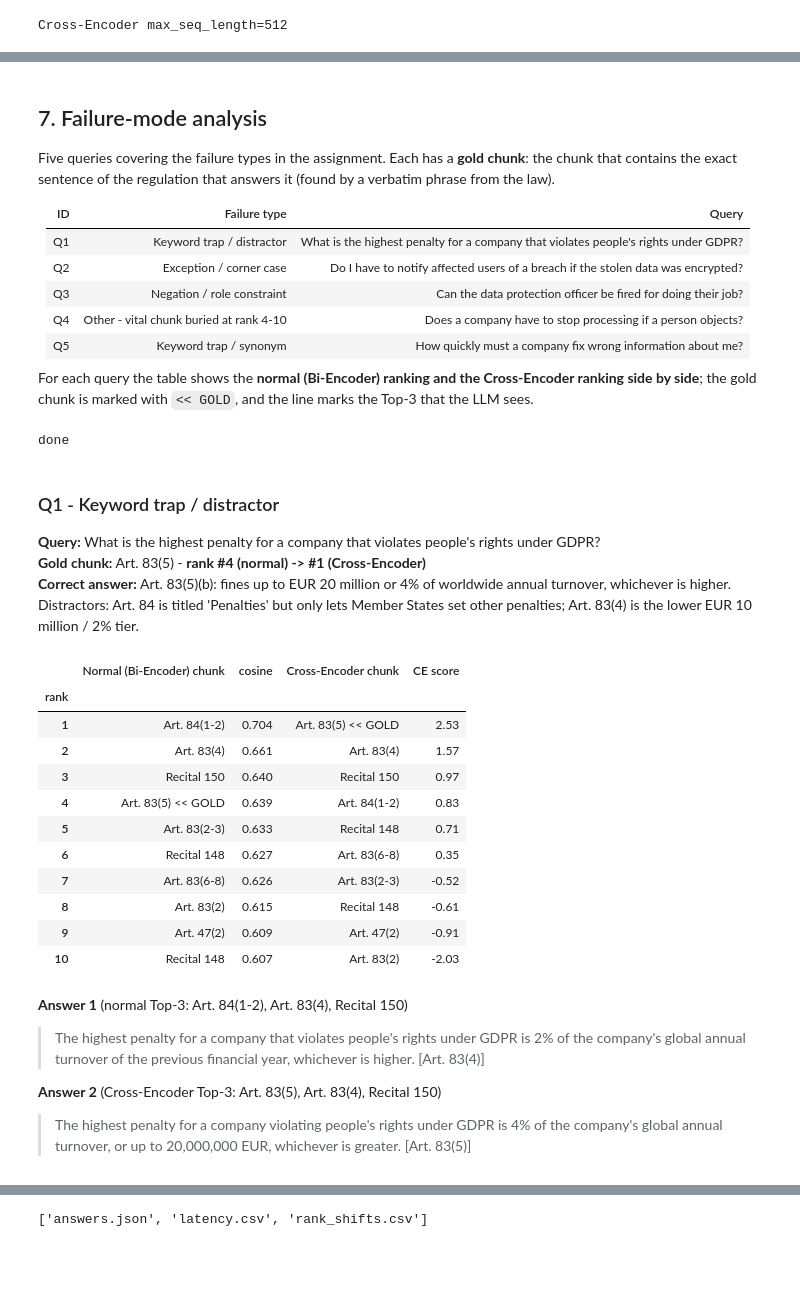
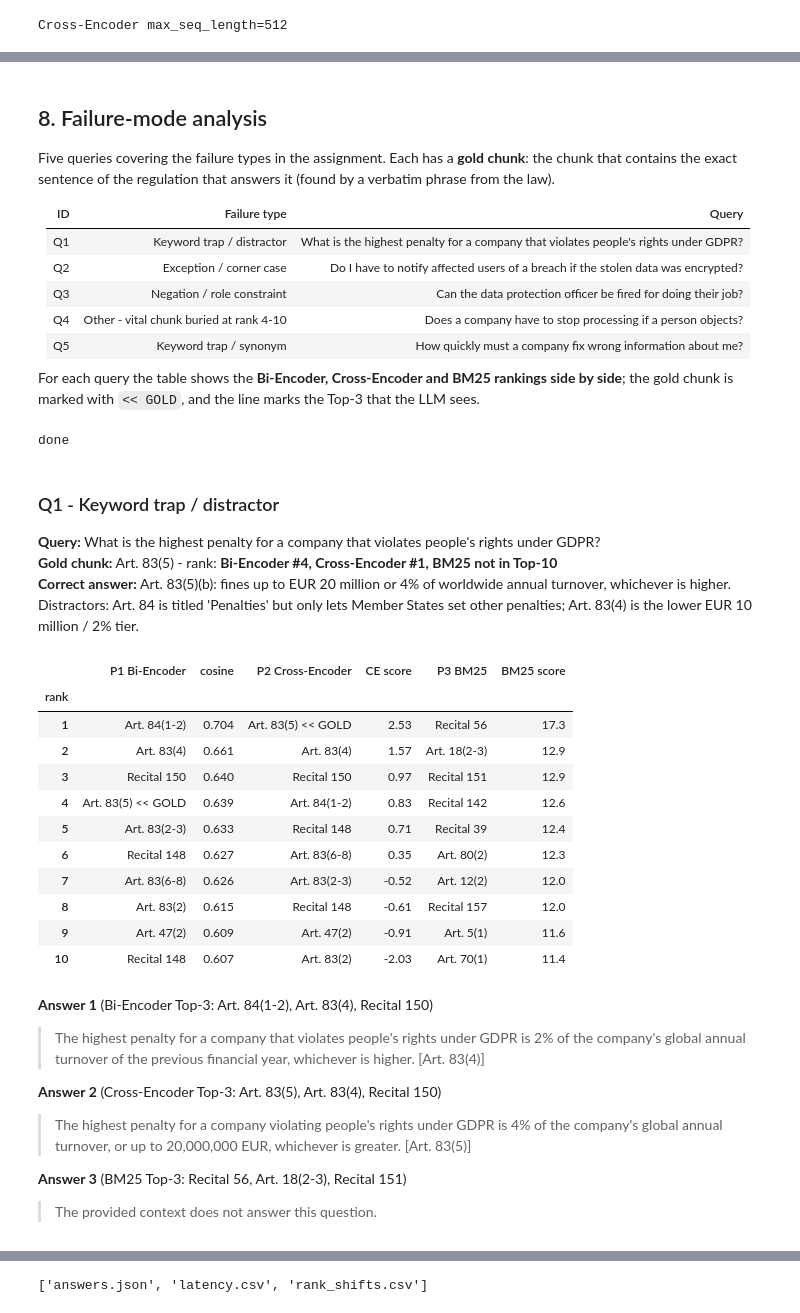
Before and after one commit to meet6868/RAG_Biencoder_CrossEncoder, a Jupyter notebook: RAG_Baseline_vs_Reranking.ipynb, the cells around one changed output, grey strips where cells are left out. Saved outputs shown, nothing was run; the diff lists cells and outputs as text; code cells hidden in the pictures; blank space fills up the shorter version.

Commit message:
Add BM25 retrieval and update report

```diff
--- a/RAG_Baseline_vs_Reranking.ipynb
+++ b/RAG_Baseline_vs_Reranking.ipynb
@@ -332,19 +357,18 @@ def generate_answer(query, context_ids):
             "gen_s": elapsed, "prompt_tokens": int(inputs["input_ids"].shape[1]),
             "new_tokens": int(len(new_tokens))}
 # %%
-def run_both_pipelines(query):
-    # Pipeline 1 and Pipeline 2 for one query, with timings.
-    t0 = time.perf_counter()
-    base_ids, base_sims = baseline_retrieve(query)   # Top-10 from the Bi-Encoder (shared)
-    t1 = time.perf_counter()
-    rr_ids, rr_scores = rerank(query, base_ids)      # the same 10, re-sorted by the Cross-Encoder
-    t2 = time.perf_counter()
+def run_pipelines(query):
+    # Pipelines 1, 2 and 3 for one query.
+    base_ids, base_sims = baseline_retrieve(query)   # Top-10 from the Bi-Encoder (Pipelines 1 and 2)
+    rr_ids, rr_scores = rerank(query, base_ids)      # the same 10, re-sorted by the Cross-Encoder (Pipeline 2)
+    bm_ids, bm_scores = bm25_retrieve(query)         # Top-10 from BM25 (Pipeline 3)
     return {"query": query, "base_ids": base_ids, "base_sims": base_sims, "rr_ids": rr_ids, "rr_scores": rr_scores,
-            "retrieval_ms": (t1 - t0) * 1e3, "rerank_ms": (t2 - t1) * 1e3,
+            "bm_ids": bm_ids, "bm_scores": bm_scores,
             "p1": generate_answer(query, base_ids[:TOP_N]),   # Answer 1
-            "p2": generate_answer(query, rr_ids[:TOP_N])}     # Answer 2
+            "p2": generate_answer(query, rr_ids[:TOP_N]),     # Answer 2
+            "p3": generate_answer(query, bm_ids[:TOP_N])}     # Answer 3
 # %% [markdown]
-## 7. Failure-mode analysis
+## 8. Failure-mode analysis
 
 Five queries covering the failure types in the assignment. Each has a **gold chunk**: the chunk that contains the exact sentence of the regulation that answers it (found by a verbatim phrase from the law).
 
@@ -356,7 +380,7 @@ Five queries covering the failure types in the assignment. Each has a **gold chu
 | Q4 | Other - vital chunk buried at rank 4-10 | Does a company have to stop processing if a person objects? |
 | Q5 | Keyword trap / synonym | How quickly must a company fix wrong information about me? |
 
-For each query the table shows the **normal (Bi-Encoder) ranking and the Cross-Encoder ranking side by side**; the gold chunk is marked with `<< GOLD`, and the line marks the Top-3 that the LLM sees.
+For each query the table shows the **Bi-Encoder, Cross-Encoder and BM25 rankings side by side**; the gold chunk is marked with `<< GOLD`, and the line marks the Top-3 that the LLM sees.
 # %%
 FAILURE_QUERIES = [
     {"id": "Q1", "type": "Keyword trap / distractor",
@@ -398,15 +422,17 @@ def rank_of(ids, gold):
 
 
 def side_by_side(res, gold):
-    # Normal (Bi-Encoder) ranking next to the Cross-Encoder ranking of the same 10 chunks.
+    # Bi-Encoder, Cross-Encoder and BM25 rankings next to each other.
     mark = lambda i: f"{chunk_df.ref[i]}  << GOLD" if i in gold else chunk_df.ref[i]
     df = pd.DataFrame({
-        "Normal (Bi-Encoder) chunk": [mark(i) for i in res["base_ids"]],
+        "P1 Bi-Encoder": [mark(i) for i in res["base_ids"]],
         "cosine": np.round(res["base_sims"], 3),
-        "Cross-Encoder chunk": [mark(i) for i in res["rr_ids"]],
+        "P2 Cross-Encoder": [mark(i) for i in res["rr_ids"]],
         "CE score": np.round(res["rr_scores"], 2),
+        "P3 BM25": [mark(i) for i in res["bm_ids"]],
+        "BM25 score": np.round(res["bm_scores"], 1),
     }, index=pd.Index(range(1, TOP_K + 1), name="rank"))
-    return df.style.format({"cosine": "{:.3f}", "CE score": "{:.2f}"}).set_table_styles([{"selector": "tbody tr:nth-child(3) td, tbody tr:nth-child(3) th",
+    return df.style.format({"cosine": "{:.3f}", "CE score": "{:.2f}", "BM25 score": "{:.1f}"}).set_table_styles([{"selector": "tbody tr:nth-child(3) td, tbody tr:nth-child(3) th",
                                        "props": "border-bottom: 2px solid #888;"}])
 
 
@@ -414,10 +440,11 @@ results = []
 for fq in FAILURE_QUERIES:
     gold = gold_ids(fq["gold"])
     assert gold, f"gold phrase not found: {fq['gold']}"
-    res = run_both_pipelines(fq["query"]) | fq
+    res = run_pipelines(fq["query"]) | fq
     res["gold_ids"] = gold
     res["gold_ref"] = ", ".join(sorted({chunk_df.ref[i] for i in gold}))
     res["base_rank"], res["rr_rank"] = rank_of(res["base_ids"], gold), rank_of(res["rr_ids"], gold)
+    res["bm_rank"] = rank_of(res["bm_ids"], gold)   # None = not in BM25's Top-10
     results.append(res)
 print("done")
 # %% [output]
@@ -425,43 +452,50 @@ done
 # %%
 def show(res):
     display(Markdown(
         f"### {res['id']} - {res['type']}\n"
         f"**Query:** {res['query']}  \n"
-        f"**Gold chunk:** {res['gold_ref']} - **rank #{res['base_rank']} (normal) -> #{res['rr_rank']} (Cross-Encoder)**  \n"
+        f"**Gold chunk:** {res['gold_ref']} - rank: **Bi-Encoder #{res['base_rank']}, Cross-Encoder #{res['rr_rank']}, "
+        f"BM25 {'#' + str(res['bm_rank']) if res['bm_rank'] else 'not in Top-10'}**  \n"
         f"**Correct answer:** {res['correct']}"))
     display(side_by_side(res, res["gold_ids"]))
     display(Markdown(
-        f"**Answer 1** (normal Top-3: {', '.join(chunk_df.ref[i] for i in res['base_ids'][:TOP_N])})\n\n"
+        f"**Answer 1** (Bi-Encoder Top-3: {', '.join(chunk_df.ref[i] for i in res['base_ids'][:TOP_N])})\n\n"
         f"> {res['p1']['answer']}\n\n"
         f"**Answer 2** (Cross-Encoder Top-3: {', '.join(chunk_df.ref[i] for i in res['rr_ids'][:TOP_N])})\n\n"
-        f"> {res['p2']['answer']}"))
+        f"> {res['p2']['answer']}\n\n"
+        f"**Answer 3** (BM25 Top-3: {', '.join(chunk_df.ref[i] for i in res['bm_ids'][:TOP_N])})\n\n"
+        f"> {res['p3']['answer']}"))
 
 
 show(results[0])
 # %% [output]
 ### Q1 - Keyword trap / distractor
 **Query:** What is the highest penalty for a company that violates people's rights under GDPR?
-**Gold chunk:** Art. 83(5) - **rank #4 (normal) -> #1 (Cross-Encoder)**
+**Gold chunk:** Art. 83(5) - rank: **Bi-Encoder #4, Cross-Encoder #1, BM25 not in Top-10**
 **Correct answer:** Art. 83(5)(b): fines up to EUR 20 million or 4% of worldwide annual turnover, whichever is higher. Distractors: Art. 84 is titled 'Penalties' but only lets Member States set other penalties; Art. 83(4) is the lower EUR 10 million / 2% tier.
-|  | Normal (Bi-Encoder) chunk | cosine | Cross-Encoder chunk | CE score |
-| rank |  |  |  |  |
-| 1 | Art. 84(1-2) | 0.704 | Art. 83(5) << GOLD | 2.53 |
-| 2 | Art. 83(4) | 0.661 | Art. 83(4) | 1.57 |
-| 3 | Recital 150 | 0.640 | Recital 150 | 0.97 |
-| 4 | Art. 83(5) << GOLD | 0.639 | Art. 84(1-2) | 0.83 |
-| 5 | Art. 83(2-3) | 0.633 | Recital 148 | 0.71 |
-| 6 | Recital 148 | 0.627 | Art. 83(6-8) | 0.35 |
-| 7 | Art. 83(6-8) | 0.626 | Art. 83(2-3) | -0.52 |
-| 8 | Art. 83(2) | 0.615 | Recital 148 | -0.61 |
-| 9 | Art. 47(2) | 0.609 | Art. 47(2) | -0.91 |
-| 10 | Recital 148 | 0.607 | Art. 83(2) | -2.03 |
+|  | P1 Bi-Encoder | cosine | P2 Cross-Encoder | CE score | P3 BM25 | BM25 score |
+| rank |  |  |  |  |  |  |
+| 1 | Art. 84(1-2) | 0.704 | Art. 83(5) << GOLD | 2.53 | Recital 56 | 17.3 |
+| 2 | Art. 83(4) | 0.661 | Art. 83(4) | 1.57 | Art. 18(2-3) | 12.9 |
+| 3 | Recital 150 | 0.640 | Recital 150 | 0.97 | Recital 151 | 12.9 |
+| 4 | Art. 83(5) << GOLD | 0.639 | Art. 84(1-2) | 0.83 | Recital 142 | 12.6 |
+| 5 | Art. 83(2-3) | 0.633 | Recital 148 | 0.71 | Recital 39 | 12.4 |
+| 6 | Recital 148 | 0.627 | Art. 83(6-8) | 0.35 | Art. 80(2) | 12.3 |
+| 7 | Art. 83(6-8) | 0.626 | Art. 83(2-3) | -0.52 | Art. 12(2) | 12.0 |
+| 8 | Art. 83(2) | 0.615 | Recital 148 | -0.61 | Recital 157 | 12.0 |
+| 9 | Art. 47(2) | 0.609 | Art. 47(2) | -0.91 | Art. 5(1) | 11.6 |
+| 10 | Recital 148 | 0.607 | Art. 83(2) | -2.03 | Art. 70(1) | 11.4 |
-**Answer 1** (normal Top-3: Art. 84(1-2), Art. 83(4), Recital 150)
+**Answer 1** (Bi-Encoder Top-3: Art. 84(1-2), Art. 83(4), Recital 150)
 
 > The highest penalty for a company that violates people's rights under GDPR is 2% of the company's global annual turnover of the previous financial year, whichever is higher. [Art. 83(4)]
 
 **Answer 2** (Cross-Encoder Top-3: Art. 83(5), Art. 83(4), Recital 150)
 
 > The highest penalty for a company violating people's rights under GDPR is 4% of the company's global annual turnover, or up to 20,000,000 EUR, whichever is greater. [Art. 83(5)]
+
+**Answer 3** (BM25 Top-3: Recital 56, Art. 18(2-3), Recital 151)
+
+> The provided context does not answer this question.
 # %%
 show(results[1])
 # %% [output]
```
Also changed, not shown: parts of 23 cells of this notebook, 3 other files.
